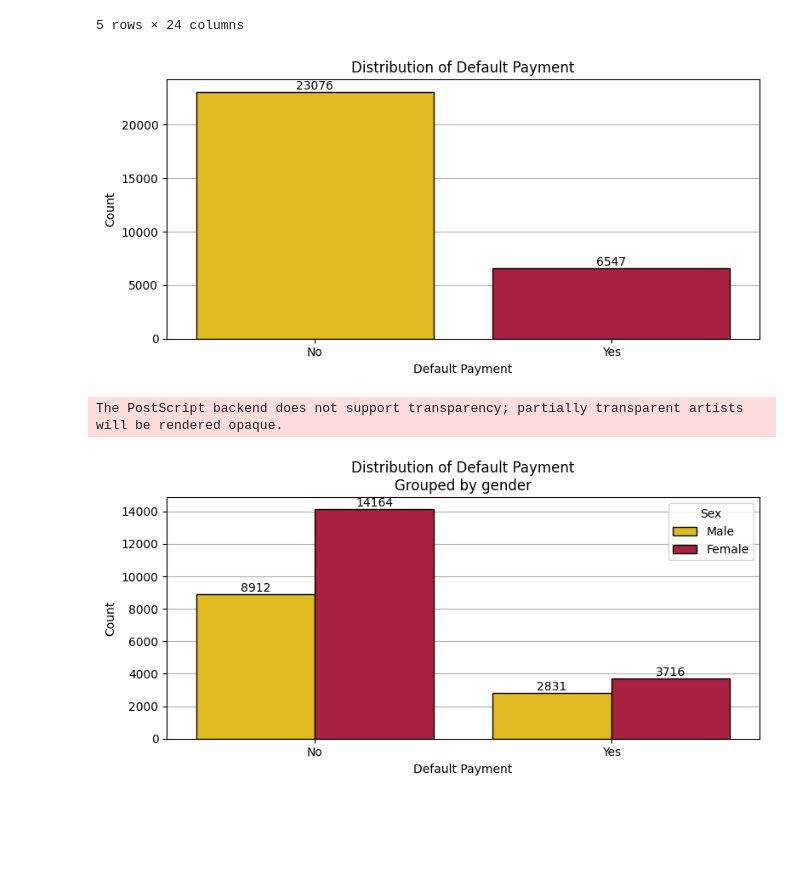
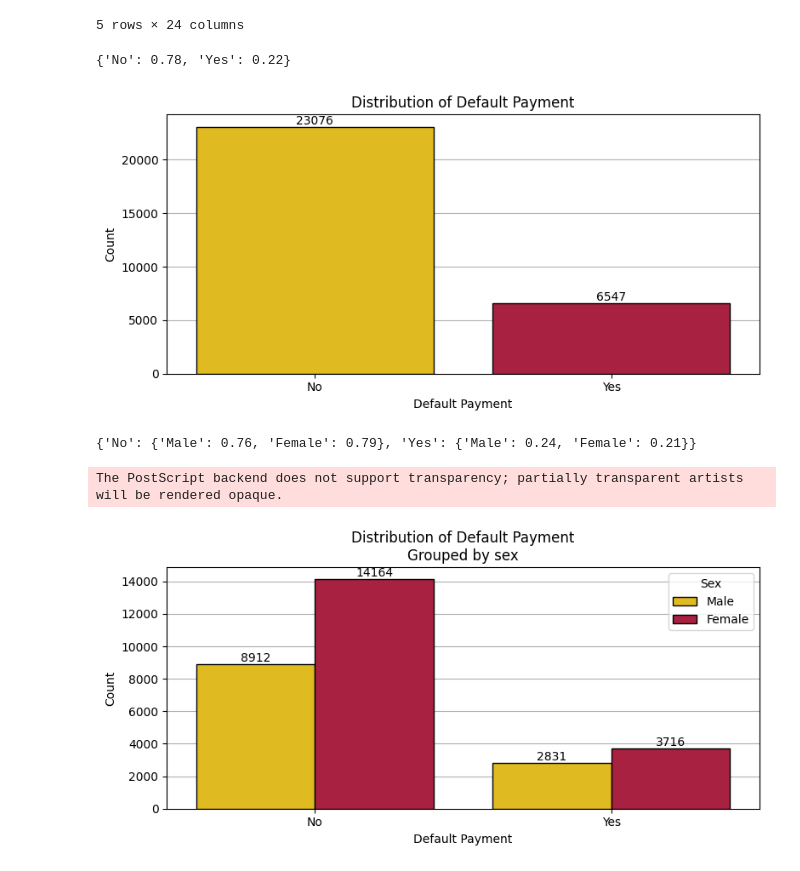
Before and after one commit to Denbergvanthijs/HCML, a Jupyter notebook: data_exploration.ipynb, the cells around one changed output. Cells and saved outputs as stored; diff of their text form; code cells hidden in the pictures; blank space fills up the shorter version.

Commit message:
Added percentages

```diff
--- a/data_exploration.ipynb
+++ b/data_exploration.ipynb
@@ -31,6 +31,12 @@ df.head()
 | 4 | 50000.0 | 1 | 2 | 1 | 57 | -1 | 0 | -1 | 0 | 0 | ... |
 5 rows × 24 columns
 # %%
+# Calculate percentage of default payment
+labels = ["No", "Yes"]
+percentage = df["default.payment.next.month"].value_counts(normalize=True).round(2).to_dict()
+percentage = {labels[int(k)]: v for k, v in percentage.items()}  # Map the values to the labels
+print(percentage)
+
 # Plot distribution of default payment
 fig, ax = plt.subplots(figsize=(8, 4))
 sns.countplot(x="default.payment.next.month", data=df, ax=ax, palette=UU_PAL, edgecolor="black")
@@ -41,32 +47,42 @@ ax.set_xlabel("Default Payment")
 ax.set_ylabel("Count")
 ax.set_axisbelow(True)  # For the grid lines to be behind the bars
 ax.grid(axis="y")  # Only horizontal grid lines
-ax.set_xticklabels(["No", "Yes"])  # Whether client default payment next month
+ax.set_xticklabels(labels)  # Whether client default payment next month
 plt.tight_layout()
 plt.savefig("images/default_payment.eps", format="eps")
 plt.show()
 # %% [output]
+{'No': 0.78, 'Yes': 0.22}
 [figure]
 # %%
+# Calculate percentage of default payment, grouped per gender
+labels_sex = ("Male", "Female")
+percentage = df[["SEX", "default.payment.next.month"]].groupby(["SEX", "default.payment.next.month"]).size().unstack(
+    fill_value=0).apply(lambda x: x / x.sum(), axis=1).round(2).to_dict()
+
+percentage = {labels[int(k)]: {labels_sex[int(kk)-1]: vv for kk, vv in v.items()}
+              for k, v in percentage.items()}  # Map the values to the labels
+print(percentage)
+
 # Plot distribution of default payment, group by gender
-labels_sex = ("Male", "Female")
 fig, ax = plt.subplots(figsize=(8, 4))
 sns.countplot(x="default.payment.next.month", data=df, ax=ax, palette=UU_PAL, edgecolor="black", hue="SEX")
 ax.bar_label(ax.containers[0], fmt="%.0f")  # Label count on bar
 ax.bar_label(ax.containers[1], fmt="%.0f")
 
-ax.set_title("Distribution of Default Payment\nGrouped by gender")
+ax.set_title("Distribution of Default Payment\nGrouped by sex")
 ax.set_xlabel("Default Payment")
 ax.set_ylabel("Count")
 ax.set_axisbelow(True)  # For the grid lines to be behind the bars
 ax.grid(axis="y")  # Only horizontal grid lines
-ax.set_xticklabels(["No", "Yes"])  # Whether client default payment next month
+ax.set_xticklabels(labels)  # Whether client default payment next month
 plt.legend(title="Sex", labels=labels_sex)
 
 plt.tight_layout()
 plt.savefig("images/default_payment_gender.eps", format="eps")
 plt.show()
 # %% [output]
-The PostScript backend does not support transparency; partially transparent artists will be rendered opaque.
+{'No': {'Male': 0.76, 'Female': 0.79}, 'Yes': {'Male': 0.24, 'Female': 0.21}}
+The PostScript backend does not support transparency; partially transparent artists will be rendered opaque.
-[figure, old version]
+[figure, new version]
 # %%
```
Also changed, not shown: parts of 2 cells of this notebook, 4 other files.
